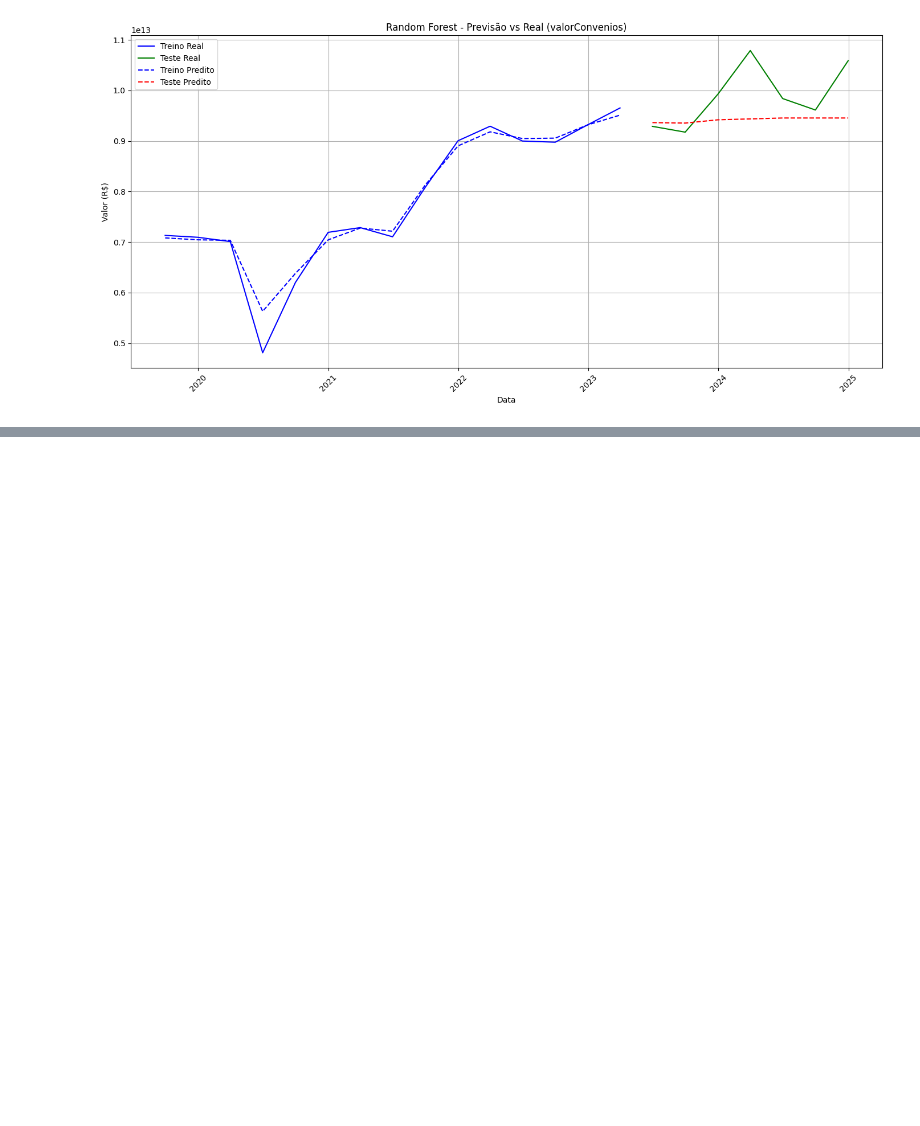
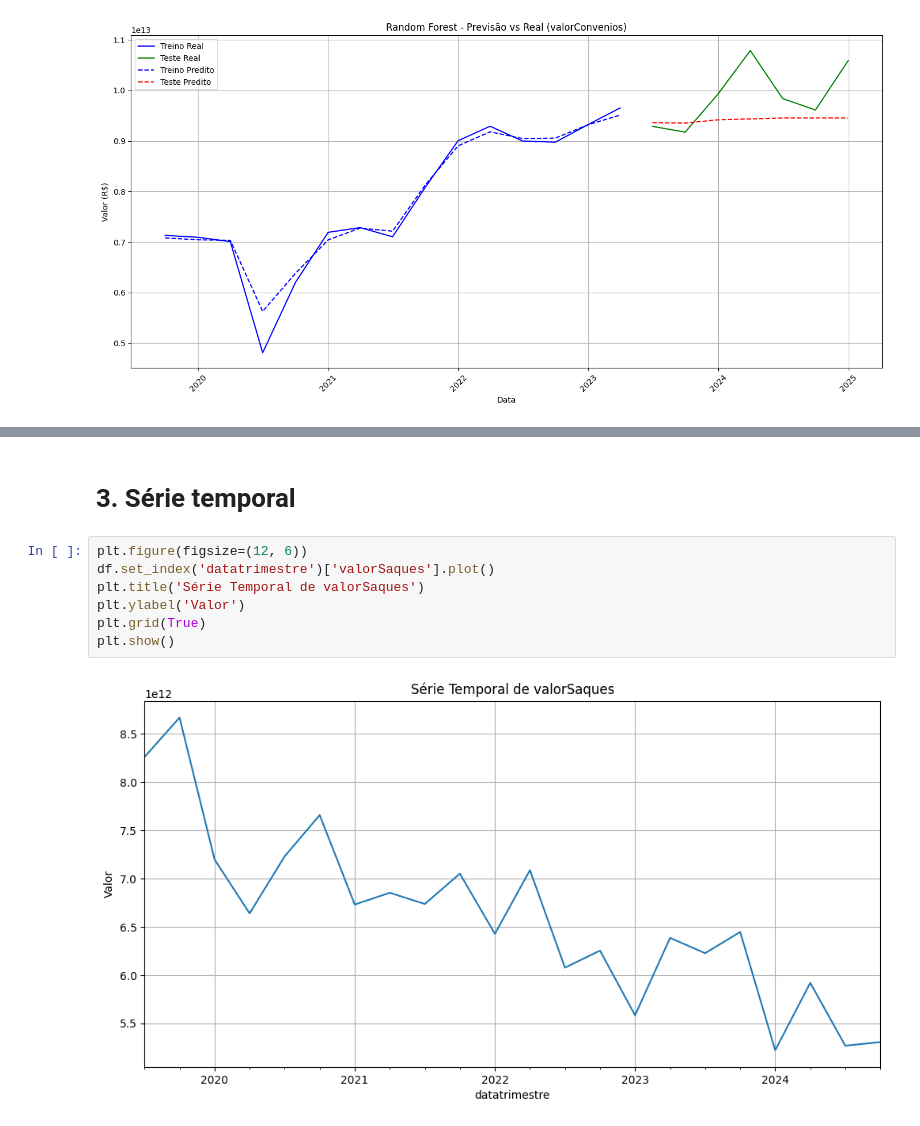
Before and after one commit to aironvalentim/etlBCB, a Jupyter notebook: MachineLearning-valorConveniosEX.ipynb, the cells around one changed output, grey strips where cells are left out. Drawn from its saved outputs; the diff is of its cells as text; blank space fills up the shorter version.

```diff
--- a/MachineLearning-valorConveniosEX.ipynb
+++ b/MachineLearning-valorConveniosEX.ipynb
@@ -205,0 +237,11 @@ plt.show()
+# %% [markdown]
+# 3. Série temporal
+# %%
+plt.figure(figsize=(12, 6))
+df.set_index('datatrimestre')['valorSaques'].plot()
+plt.title('Série Temporal de valorSaques')
+plt.ylabel('Valor')
+plt.grid(True)
+plt.show()
+# %% [output]
+[figure, added]
```
Also changed, not shown: parts of 38 cells of this notebook.
